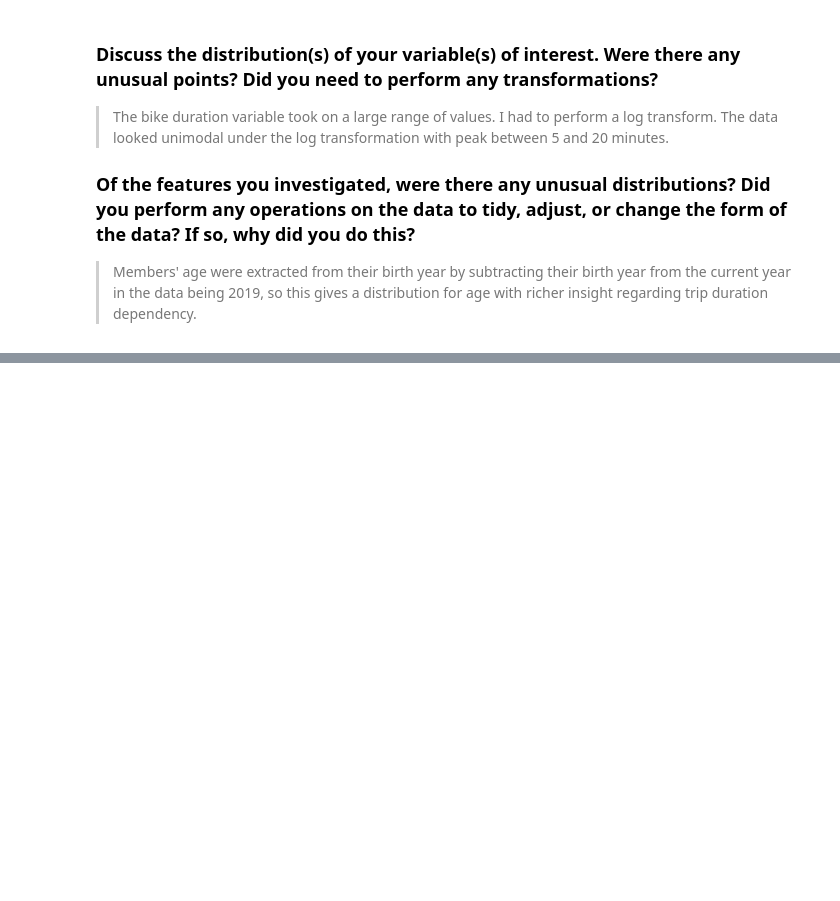
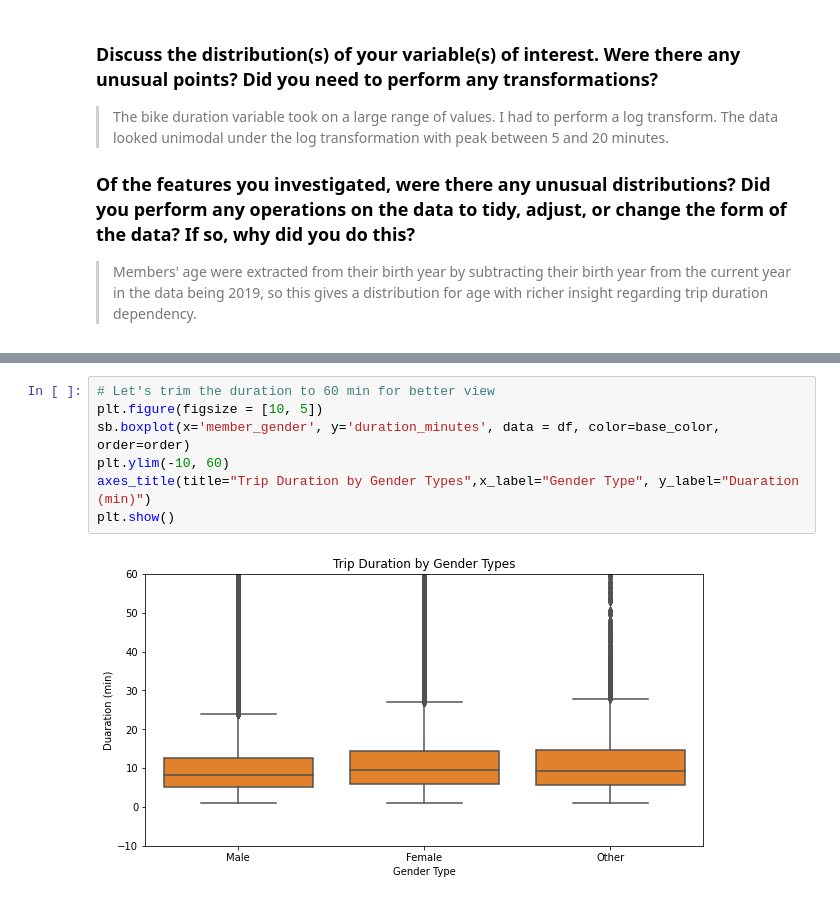
Before and after one commit to PatrickEmmanuel/Ford-Go-Bike-Data-Exploration-and-Analysis, a Jupyter notebook: Part_1-Ford-Go-Bike-System-Data-Exploration-and-Visualization.ipynb, the cells around one changed output, grey strips where cells are left out. Drawn from its saved outputs; the diff is of its cells as text; blank space fills up the shorter version.

```diff
--- a/Part_1-Ford-Go-Bike-System-Data-Exploration-and-Visualization.ipynb
+++ b/Part_1-Ford-Go-Bike-System-Data-Exploration-and-Visualization.ipynb
@@ -221,0 +270,9 @@ Males use the bike service overwhelmingly more than females and other genders. O
+# %%
+# Let's trim the duration to 60 min for better view
+plt.figure(figsize = [10, 5])
+sb.boxplot(x='member_gender', y='duration_minutes', data = df, color=base_color, order=order)
+plt.ylim(-10, 60)
+axes_title(title="Trip Duration by Gender Types",x_label="Gender Type", y_label="Duaration (min)")
+plt.show()
+# %% [output]
+[figure, added]
```
Also changed, not shown: parts of 17 cells of this notebook.
